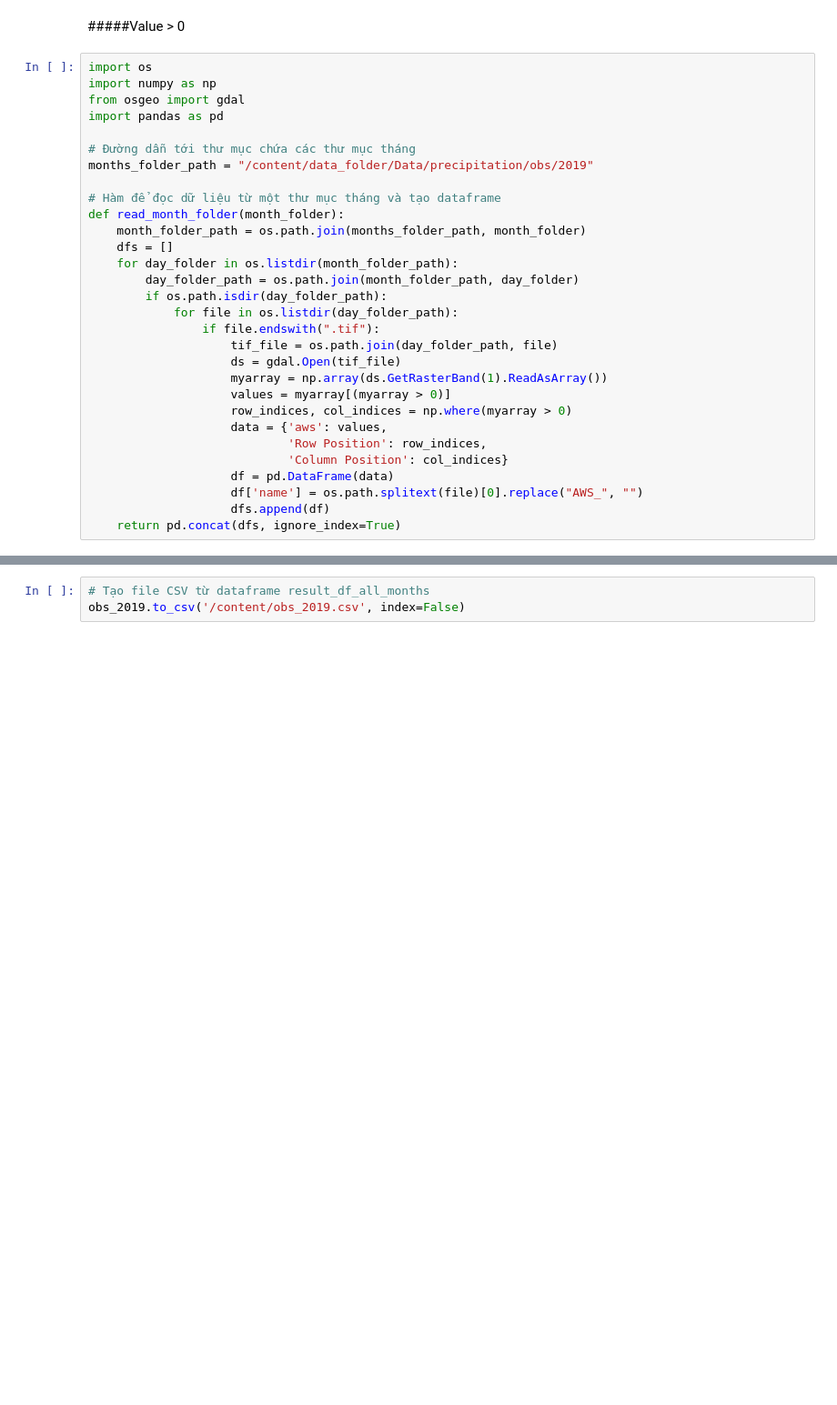
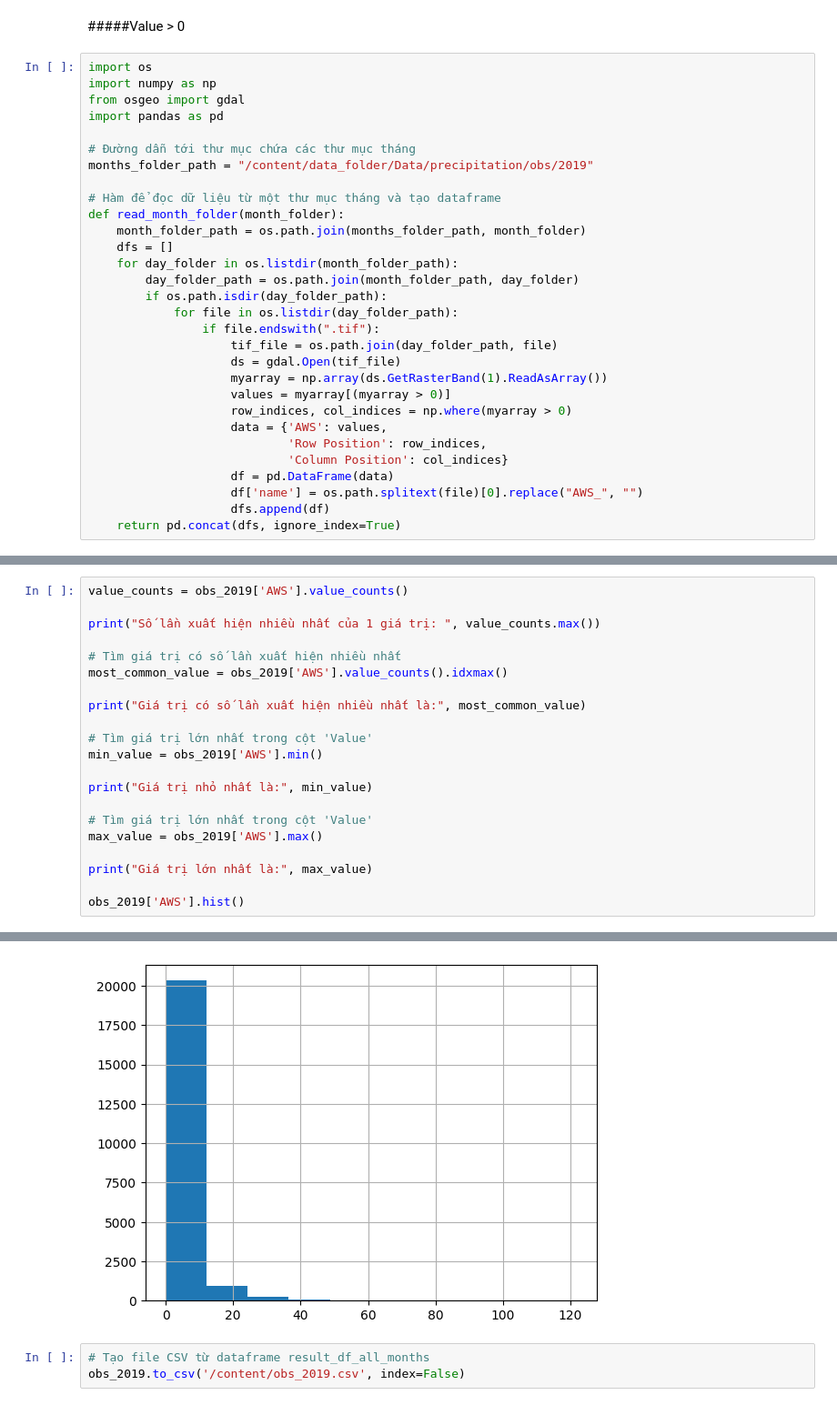
Before and after one commit to Le-Bao-181003/CVDHD, a Jupyter notebook: Data processing.ipynb, the cells around one changed output, grey strips where cells are left out. Shown: that part at 91% size. Cells and saved outputs as stored; diff of their text form; blank space fills up the shorter version.

Commit message:
Update data processing

```diff
--- a/Data processing.ipynb
+++ b/Data processing.ipynb
@@ -320,7 +320,7 @@ def read_month_folder(month_folder):
                     myarray = np.array(ds.GetRasterBand(1).ReadAsArray())
                     values = myarray[(myarray > 0)]
                     row_indices, col_indices = np.where(myarray > 0)
-                    data = {'aws': values,
+                    data = {'AWS': values,
                             'Row Position': row_indices,
                             'Column Position': col_indices}
                     df = pd.DataFrame(data)
@@ -358,2 +358,24 @@ print(obs_2019)
 
 [21632 rows x 4 columns]
+# %%
+value_counts = obs_2019['AWS'].value_counts()
+
+print("Số lần xuất hiện nhiều nhất của 1 giá trị: ", value_counts.max())
+
+# Tìm giá trị có số lần xuất hiện nhiều nhất
+most_common_value = obs_2019['AWS'].value_counts().idxmax()
+
+print("Giá trị có số lần xuất hiện nhiều nhất là:", most_common_value)
+
+# Tìm giá trị lớn nhất trong cột 'Value'
+min_value = obs_2019['AWS'].min()
+
+print("Giá trị nhỏ nhất là:", min_value)
+
+# Tìm giá trị lớn nhất trong cột 'Value'
+max_value = obs_2019['AWS'].max()
+
+print("Giá trị lớn nhất là:", max_value)
+
+obs_2019['AWS'].hist()
+# %% [output]
@@ -360,3 +387,4 @@ print(obs_2019)
+[figure, added]
 # %%
 # Tạo file CSV từ dataframe result_df_all_months
 obs_2019.to_csv('/content/obs_2019.csv', index=False)
```
Also changed, not shown: parts of 33 cells of this notebook.
